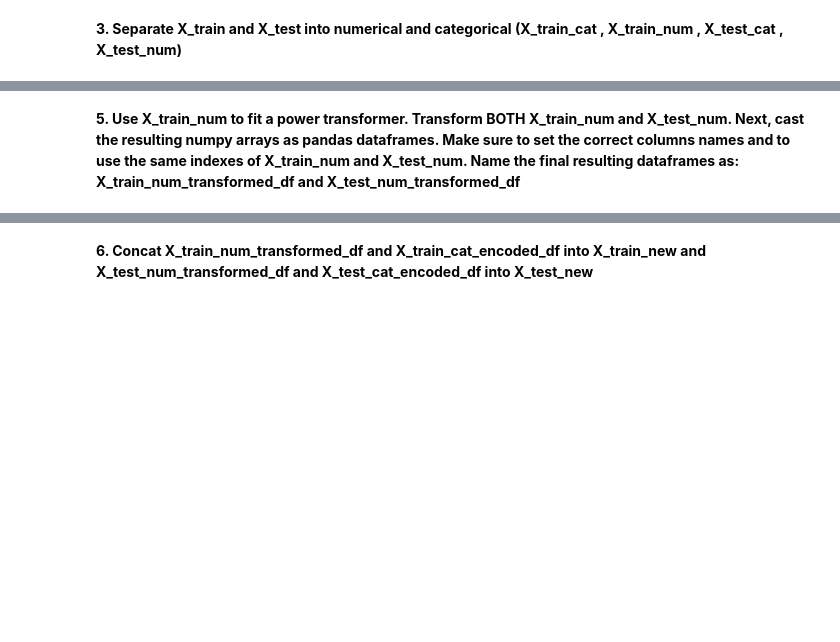
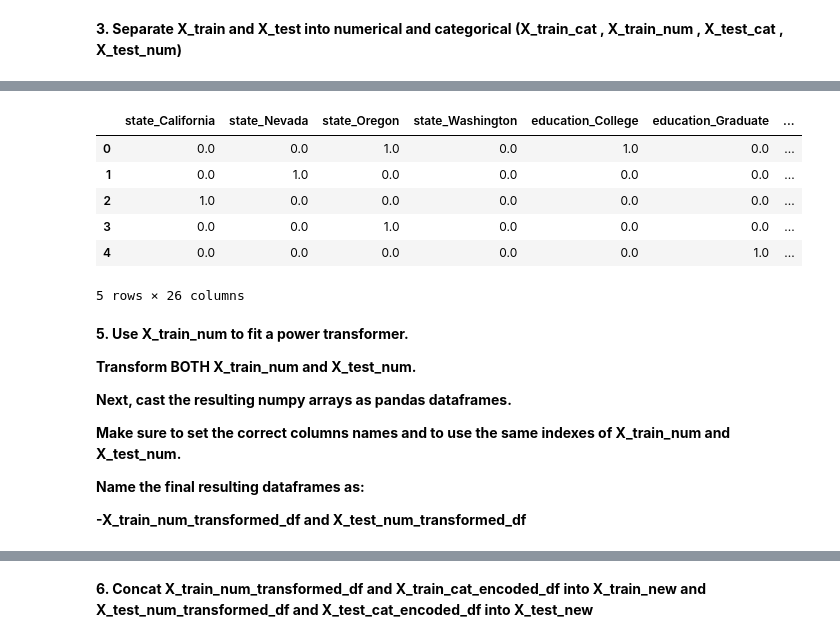
Before and after one commit to marina-lc16/lab-comparing-regression-models, a Jupyter notebook: lab_comparing_regression_models_final.ipynb, the cells around one changed output, grey strips where cells are left out. Saved outputs shown, nothing was run; the diff lists cells and outputs as text; code cells hidden in the pictures; blank space fills up the shorter version.

```diff
--- a/lab_comparing_regression_models_final.ipynb
+++ b/lab_comparing_regression_models_final.ipynb
@@ -860,2 +781,30 @@ _____
+# %%
+# Store the transformer categorical in a new variable + then convert to a dataframe (next step)
+X_train_cat_np = encoder.transform(X_train_cat).toarray()
+X_test_cat_np  = encoder.transform(X_test_cat).toarray()
+# %%
+# Which columns I want?
+X_train_cat_encoded_df  = pd.DataFrame(X_train_cat_np, columns=encoder.get_feature_names_out())
+X_test_cat_encoded_df   = pd.DataFrame(X_test_cat_np, columns=encoder.get_feature_names_out())
+# %%
+X_train_cat_encoded_df.head()
+# %% [output]
+|  | state_California | state_Nevada | state_Oregon | state_Washington | education_College | education_Graduate | ... |
+| 0 | 0.0 | 0.0 | 1.0 | 0.0 | 1.0 | 0.0 | ... |
+| 1 | 0.0 | 1.0 | 0.0 | 0.0 | 0.0 | 0.0 | ... |
+| 2 | 1.0 | 0.0 | 0.0 | 0.0 | 0.0 | 0.0 | ... |
+| 3 | 0.0 | 0.0 | 1.0 | 0.0 | 0.0 | 0.0 | ... |
+| 4 | 0.0 | 0.0 | 0.0 | 0.0 | 0.0 | 1.0 | ... |
+5 rows × 26 columns
 # %% [markdown]
-**5. Use X_train_num to fit a power transformer. Transform BOTH X_train_num and X_test_num. Next, cast the resulting numpy arrays as pandas dataframes. Make sure to set the correct columns names and to use the same indexes of X_train_num and X_test_num. Name the final resulting dataframes as: X_train_num_transformed_df and X_test_num_transformed_df**
+**5. Use X_train_num to fit a power transformer.**
+
+**Transform BOTH X_train_num and X_test_num.**
+
+**Next, cast the resulting numpy arrays as pandas dataframes.**
+
+**Make sure to set the correct columns names and to use the same indexes of X_train_num and X_test_num.**
+
+**Name the final resulting dataframes as:**
+
+**-X_train_num_transformed_df and X_test_num_transformed_df**
```
Also changed, not shown: parts of 56 cells of this notebook.
